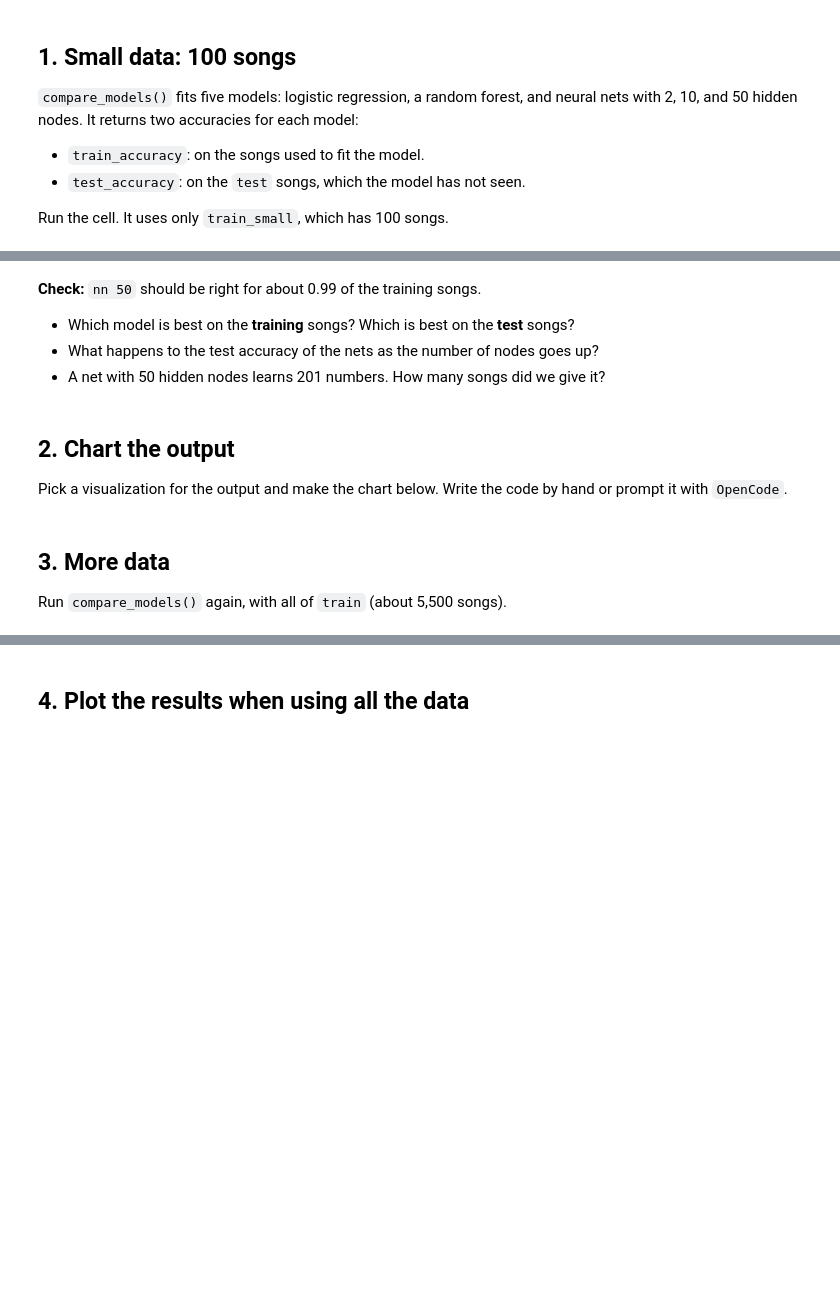
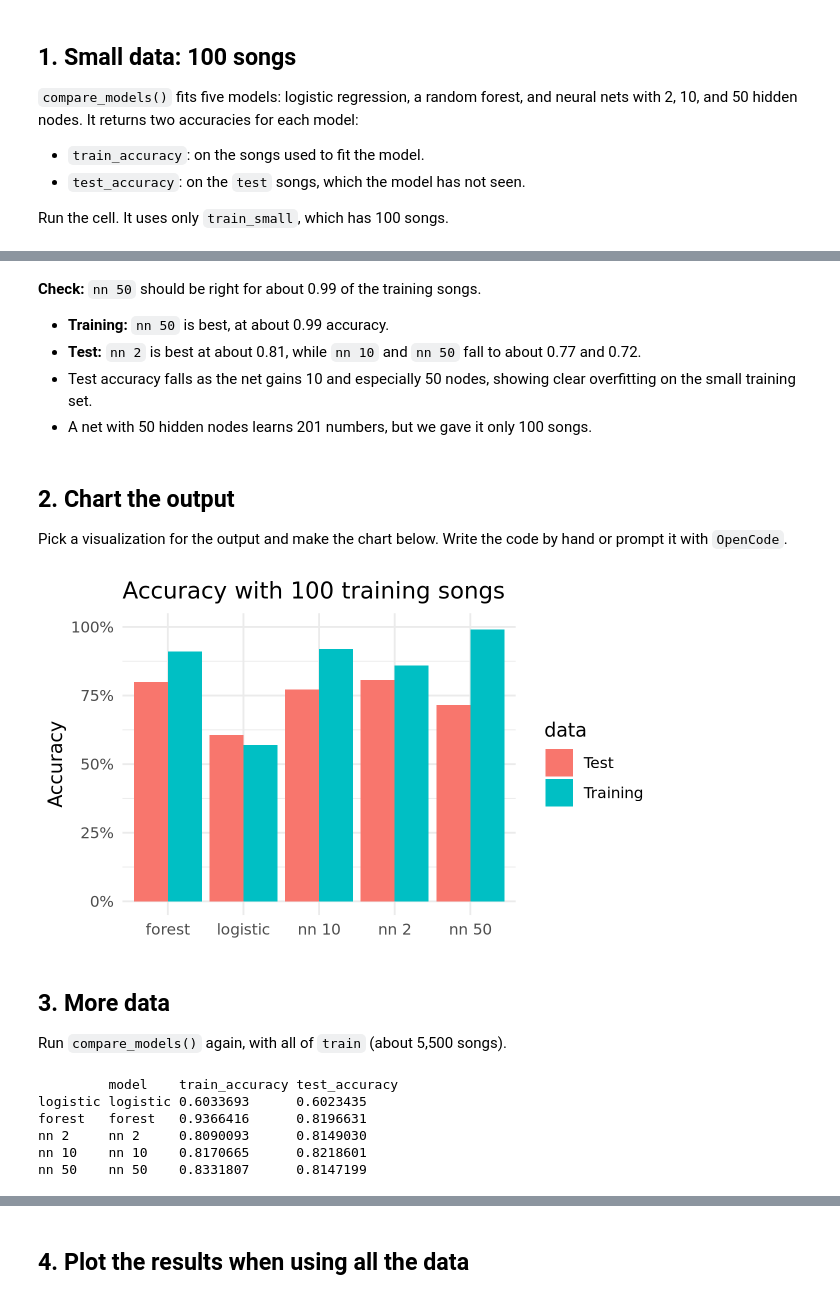
Before and after one commit to miazhouruoya/codespace, a Jupyter notebook: exercises/16-nn-exercise.ipynb, the cells around one changed output, grey strips where cells are left out. Saved outputs shown, nothing was run; the diff lists cells and outputs as text; code cells hidden in the pictures; blank space fills up the shorter version.

```diff
--- a/exercises/16-nn-exercise.ipynb
+++ b/exercises/16-nn-exercise.ipynb
@@ -95,19 +123,42 @@ results_small
 # %% [markdown]
 **Check:** `nn 50` should be right for about 0.99 of the training songs.
 
-- Which model is best on the **training** songs? Which is best on the **test** songs?
-- What happens to the test accuracy of the nets as the number of nodes goes up?
-- A net with 50 hidden nodes learns 201 numbers. How many songs did we give it?
+- **Training:** `nn 50` is best, at about 0.99 accuracy.
+- **Test:** `nn 2` is best at about 0.81, while `nn 10` and `nn 50` fall to about 0.77 and 0.72.
+- Test accuracy falls as the net gains 10 and especially 50 nodes, showing clear overfitting on the small training set.
+- A net with 50 hidden nodes learns 201 numbers, but we gave it only 100 songs.
 # %% [markdown]
 ## 2. Chart the output
 
 Pick a visualization for the output and make the chart below. Write the code by hand or prompt it with `OpenCode`.
 # %%
-# Chart code goes here
+results_small |>
+    pivot_longer(c(train_accuracy, test_accuracy), names_to = 'data', values_to = 'accuracy') |>
+    mutate(data = recode(data,
+        train_accuracy = 'Training',
+        test_accuracy = 'Test')) |>
+    ggplot(aes(x = model, y = accuracy, fill = data)) +
+        geom_col(position = 'dodge') +
+        scale_y_continuous(limits = c(0, 1), labels = scales::percent) +
+        labs(title = 'Accuracy with 100 training songs', x = NULL, y = 'Accuracy') +
+        theme_minimal()
+# %% [output]
+[figure, added]
 # %% [markdown]
 ## 3. More data
 
 Run `compare_models()` again, with all of `train` (about 5,500 songs).
+# %%
+results_all <- compare_models(train)
+
+results_all
+# %% [output]
+         model    train_accuracy test_accuracy
+logistic logistic 0.6033693      0.6023435
+forest   forest   0.9366416      0.8196631
+nn 2     nn 2     0.8090093      0.8149030
+nn 10    nn 10    0.8170665      0.8218601
+nn 50    nn 50    0.8331807      0.8147199
 # %% [markdown]
 **Check:** the nets should now be close to the forest, at about 0.82 on the test songs.
 
```
Also changed, not shown: parts of 6 cells of this notebook, 1 other file.
